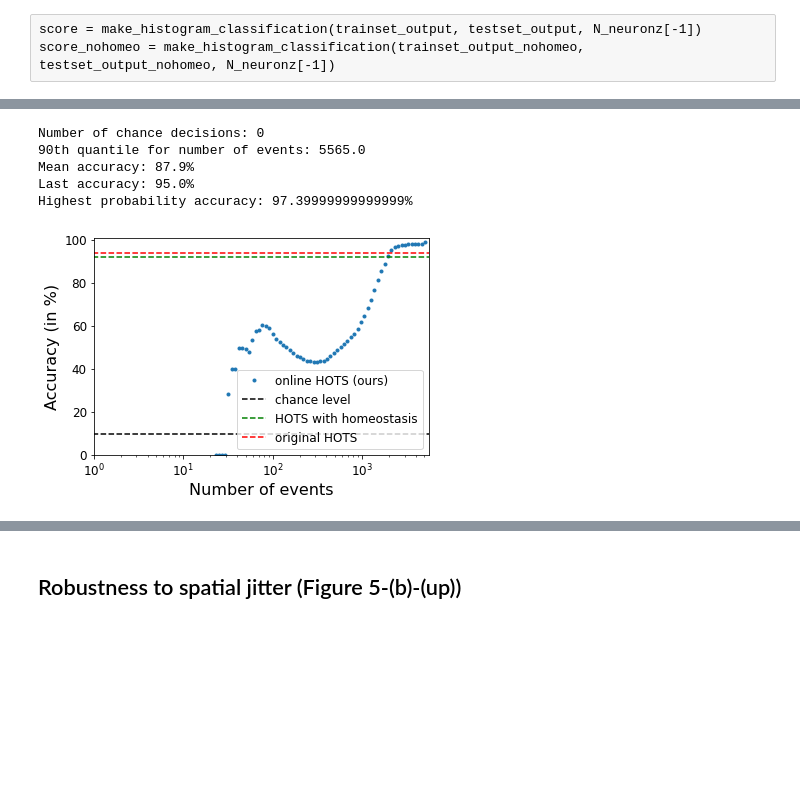
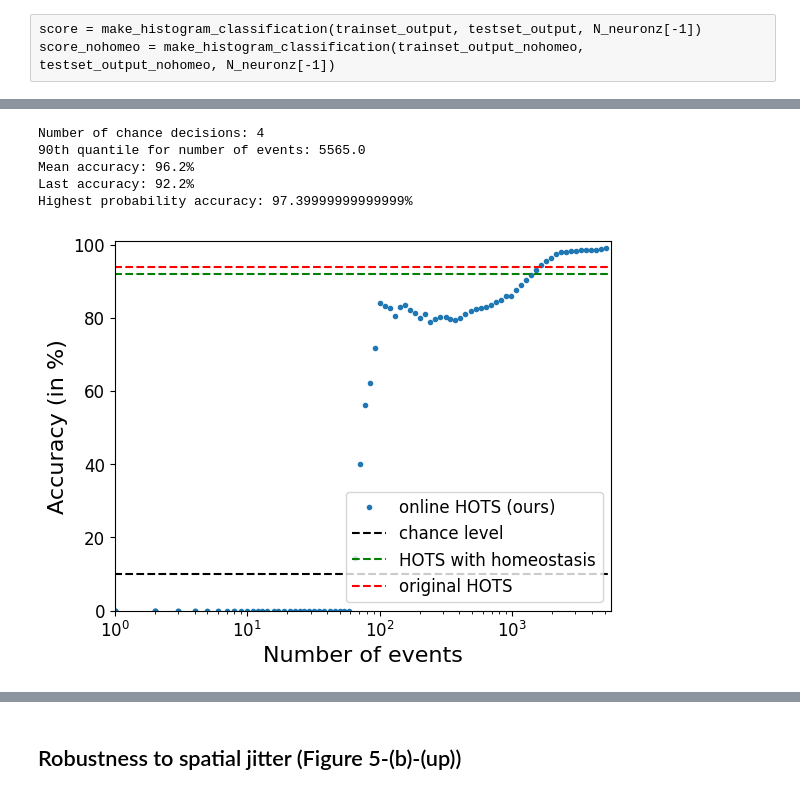
Before and after one commit to AntoineGrimaldi/hotsline, a Jupyter notebook: notebooks/RESULTS_NMNIST.ipynb, the cells around one changed output, grey strips where cells are left out. Cells and saved outputs as stored; diff of their text form; code cells hidden in the pictures; blank space fills up the shorter version.

```diff
--- a/notebooks/RESULTS_NMNIST.ipynb
+++ b/notebooks/RESULTS_NMNIST.ipynb
@@ -83,7 +83,7 @@ hots_nohomeo.plotlayers();
 # %% [markdown]
 ## Training of the classification layer
 # %%
-drop_proba_mlr = .99
+drop_proba_mlr = .9
 jitter = (None, None)
 num_workers = 0
 learning_rate = 0.005
@@ -153,13 +151,13 @@ Highest probability accuracy: 97.39999999999999%
 # %%
-mlr_threshold = .9
+mlr_threshold = .99
 onlinac_thres,_,_,_ = online_accuracy(classif_layer, tau_cla, testoutputloader, results_path, ts_size, testset_output.ordering, n_classes, mlr_threshold = mlr_threshold, original_accuracy = score, original_accuracy_nohomeo = score_nohomeo, online_plot=True)
 # %% [output]
-Number of chance decisions: 0
+Number of chance decisions: 4
 90th quantile for number of events: 5565.0
-Mean accuracy: 87.9%
-Last accuracy: 95.0%
+Mean accuracy: 96.2%
+Last accuracy: 92.2%
 Highest probability accuracy: 97.39999999999999%
-[figure, old version]
+[figure, new version]
 # %%
 import matplotlib.pyplot as plt
 
```
Also changed, not shown: parts of 4 cells of this notebook, 2 other files.
